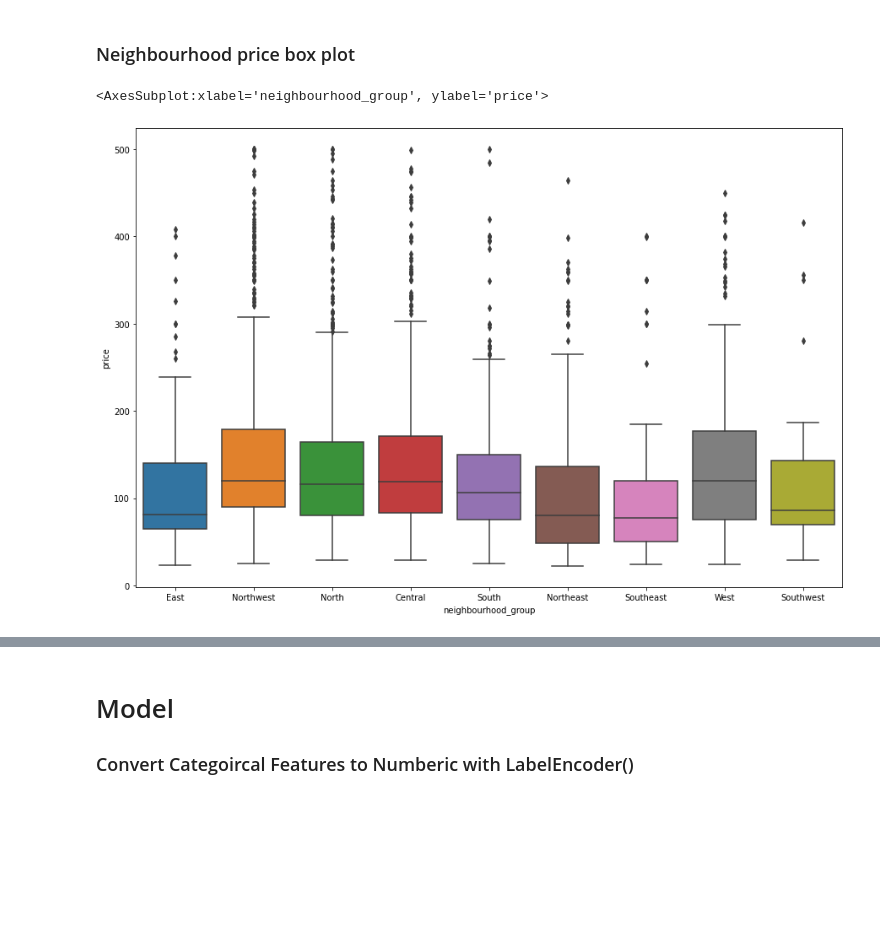
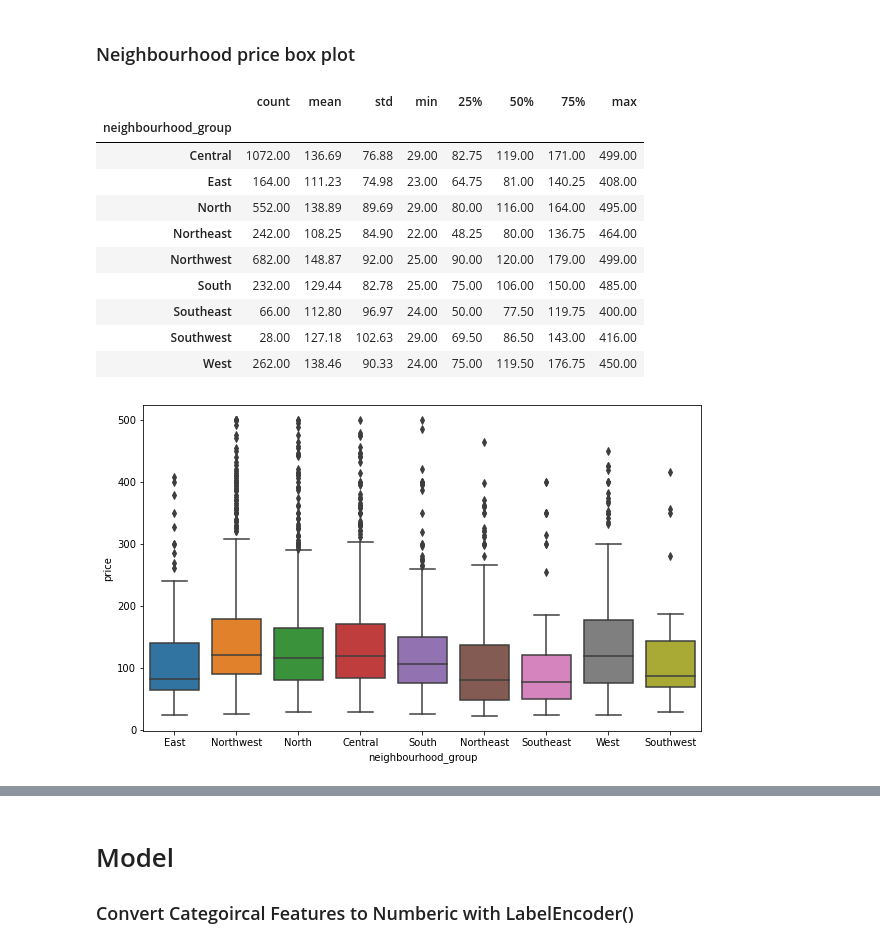
Before and after one commit to jeniscool/tools2-final-project, a Jupyter notebook: final_project_notebook.ipynb, the cells around one changed output, grey strips where cells are left out. Drawn from its saved outputs; the diff is of its cells as text; code cells hidden in the pictures; blank space fills up the shorter version.

Commit message:
add visualizations

```diff
--- a/final_project_notebook.ipynb
+++ b/final_project_notebook.ipynb
@@ -122,8 +124,8 @@ listings = listings.drop("bathrooms_text", axis=1)
 # %%
 # Convert the latitude & longitude values to Point() values, to be used later for plotting
 listings["coordinates"] = [Point(xy) for xy in zip(listings.longitude, listings.latitude)]
-listings = listings.drop("longitude", axis=1)
-listings = listings.drop("latitude", axis=1)
+# listings = listings.drop("longitude", axis=1)
+# listings = listings.drop("latitude", axis=1)
 # %%
 # For amenities. We want to explode that array out and convert the types of amenity to a "t/f" column showing if they have that amenity
 
@@ -396,8 +442,21 @@ plt.show()
 # %% [markdown]
 ### Neighbourhood price box plot
 # %%
-plt.figure(figsize=(15,10))
+plt.figure(figsize=(10,6))
 sns.boxplot(y='price',x='neighbourhood_group', data = listings[listings['price']<=500])
+
+pd.options.display.float_format = "{:.2f}".format
+listings[listings['price']<500].groupby(['neighbourhood_group'])['price'].describe()
 # %% [output]
-<AxesSubplot:xlabel='neighbourhood_group', ylabel='price'>
+|  | count | mean | std | min | 25% | 50% | 75% | max |
+| neighbourhood_group |  |  |  |  |  |  |  |  |
+| Central | 1072.00 | 136.69 | 76.88 | 29.00 | 82.75 | 119.00 | 171.00 | 499.00 |
+| East | 164.00 | 111.23 | 74.98 | 23.00 | 64.75 | 81.00 | 140.25 | 408.00 |
+| North | 552.00 | 138.89 | 89.69 | 29.00 | 80.00 | 116.00 | 164.00 | 495.00 |
+| Northeast | 242.00 | 108.25 | 84.90 | 22.00 | 48.25 | 80.00 | 136.75 | 464.00 |
+| Northwest | 682.00 | 148.87 | 92.00 | 25.00 | 90.00 | 120.00 | 179.00 | 499.00 |
+| South | 232.00 | 129.44 | 82.78 | 25.00 | 75.00 | 106.00 | 150.00 | 485.00 |
+| Southeast | 66.00 | 112.80 | 96.97 | 24.00 | 50.00 | 77.50 | 119.75 | 400.00 |
+| Southwest | 28.00 | 127.18 | 102.63 | 29.00 | 69.50 | 86.50 | 143.00 | 416.00 |
+| West | 262.00 | 138.46 | 90.33 | 24.00 | 75.00 | 119.50 | 176.75 | 450.00 |
-[figure, old version]
+[figure, new version]
```
Also changed, not shown: parts of 19 cells of this notebook.
